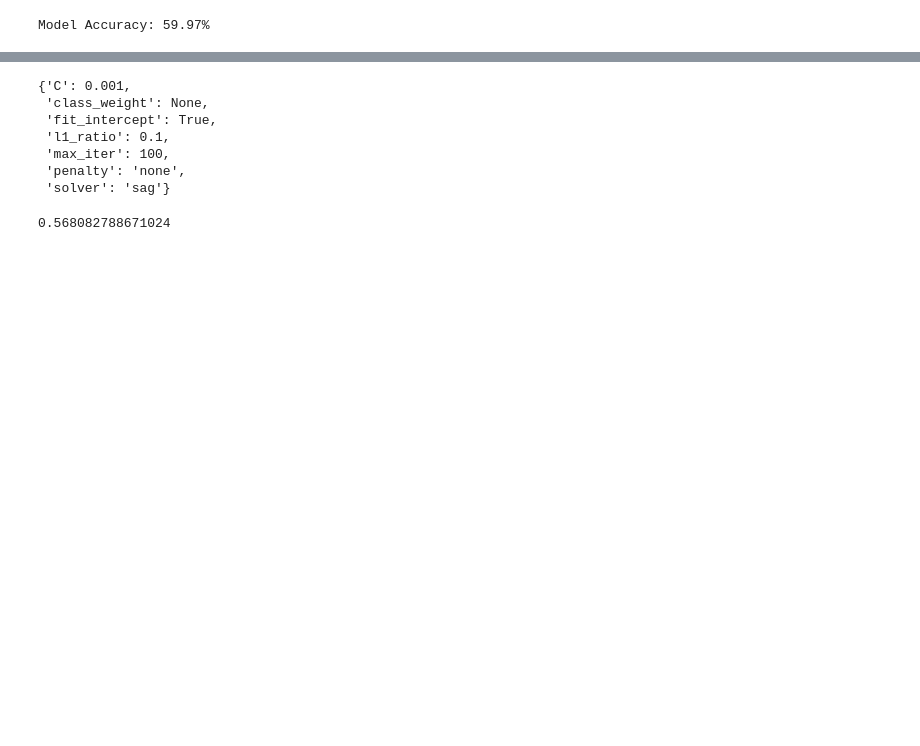
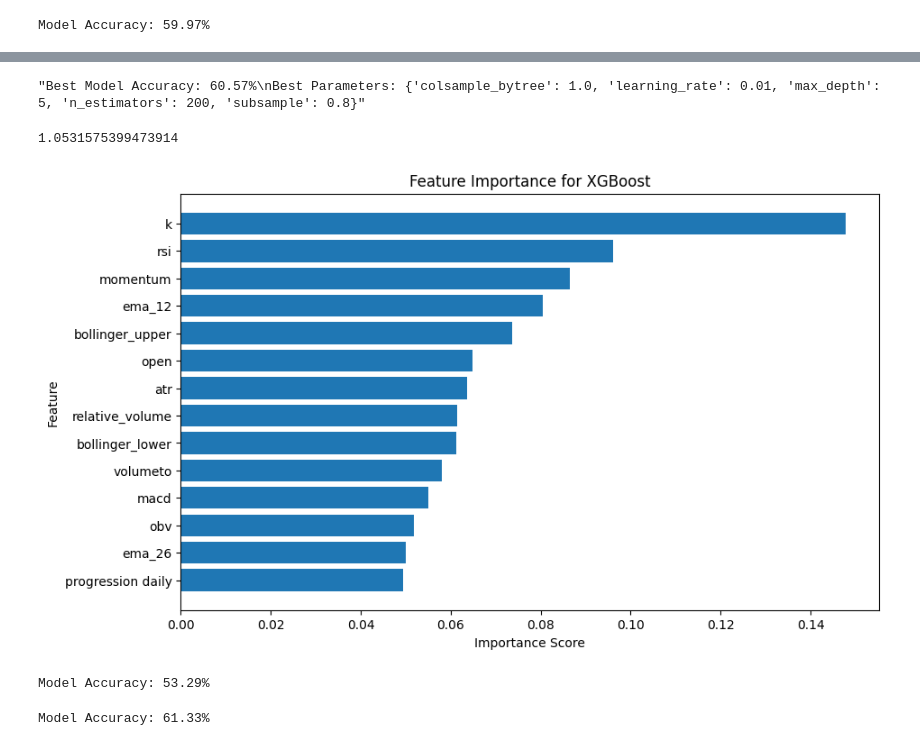
Before and after one commit to ThomasMeb/Alla2, a Jupyter notebook: tests.ipynb, the cells around one changed output, grey strips where cells are left out. Saved outputs shown, nothing was run; the diff lists cells and outputs as text; code cells hidden in the pictures; blank space fills up the shorter version.

```diff
--- a/tests.ipynb
+++ b/tests.ipynb
@@ -160,4 +156,26 @@ def plot_feature_importance(model, feature_names):
     plt.title('Feature Importance for Logistic Regression')
     plt.gca().invert_yaxis()  # Pour afficher la caractéristique la plus importante en haut
     plt.show()
+# %%
+def plot_feature_importance_xgb(model, feature_names):
+    # Récupérer les importances des caractéristiques du modèle XGBoost
+    importances = model.feature_importances_
+
+    # Créer un DataFrame pour stocker les caractéristiques et leurs importances
+    feature_importance = pd.DataFrame({
+        'Feature': feature_names,
+        'Importance': importances
+    })
+
+    # Trier le DataFrame en fonction de l'importance
+    feature_importance = feature_importance.sort_values(by='Importance', ascending=False)
+
+    # Visualiser l'importance des caractéristiques
+    plt.figure(figsize=(10, 6))
+    plt.barh(feature_importance['Feature'], feature_importance['Importance'])
+    plt.xlabel('Importance Score')
+    plt.ylabel('Feature')
+    plt.title('Feature Importance for XGBoost')
+    plt.gca().invert_yaxis()  # Pour afficher la caractéristique la plus importante en haut
+    plt.show()
 # %%
@@ -200,5 +218,5 @@ def train_model_proba(data, model, features, target, window_size):
     loss = log_loss(actuals, predicted_probs)
     print(f'Log Loss: {loss:.4f}')
 # %%
-train_model_proba(data, logistic_regression, features, target, window_size)
+"""train_model_proba(data, logistic_regression, features, target, window_size)"""
 # %% [output]
@@ -350,13 +376,21 @@ print(f"Best Parameters: {best_params}")
-# %%
-best_params
-# %% [output]
-{'C': 0.001,
- 'class_weight': None,
- 'fit_intercept': True,
- 'l1_ratio': 0.1,
- 'max_iter': 100,
- 'penalty': 'none',
- 'solver': 'sag'}
+# %%
+"""Best Model Accuracy: 60.57%
+Best Parameters: {'colsample_bytree': 1.0, 'learning_rate': 0.01, 'max_depth': 5, 'n_estimators': 200, 'subsample': 0.8}"""
+# %% [output]
+"Best Model Accuracy: 60.57%\nBest Parameters: {'colsample_bytree': 1.0, 'learning_rate': 0.01, 'max_depth': 5, 'n_estimators': 200, 'subsample': 0.8}"
+# %%
+best_params_xgb = {'colsample_bytree': 1.0, 'learning_rate': 0.01, 'max_depth': 5, 'n_estimators': 200, 'subsample': 0.8}
+# %%
+xgboost = XGBClassifier(**best_params_xgb)
+
+train_model_proba_metric(data, xgboost, features, target, window_size, n_days)
+# %% [output]
+1.0531575399473914
+# %%
+feature_names = features.columns.tolist()
+plot_feature_importance_xgb(xgboost, feature_names)
+# %% [output]
+[figure, added]
 # %%
 """best params au bout de 16h d'exec :
 
@@ -371,7 +405,3 @@ best_params
  acccuracy minable de 0.568082788671024
 
  """
-# %%
-best_accuracy
-# %% [output]
-0.568082788671024
@@ -377,0 +420,5 @@ best_accuracy
+# %%
+dummy_model = DummyClassifier(strategy="most_frequent")
+train_model(data_crop, dummy_model, features, target, window_size)
+# %% [output]
+Model Accuracy: 53.29%
@@ -377,0 +429,4 @@ best_accuracy
+# %%
+train_model(data_crop, xgboost, features, target, window_size)
+# %% [output]
+Model Accuracy: 61.33%
```
Also changed, not shown: parts of 23 cells of this notebook, 2 other files.
